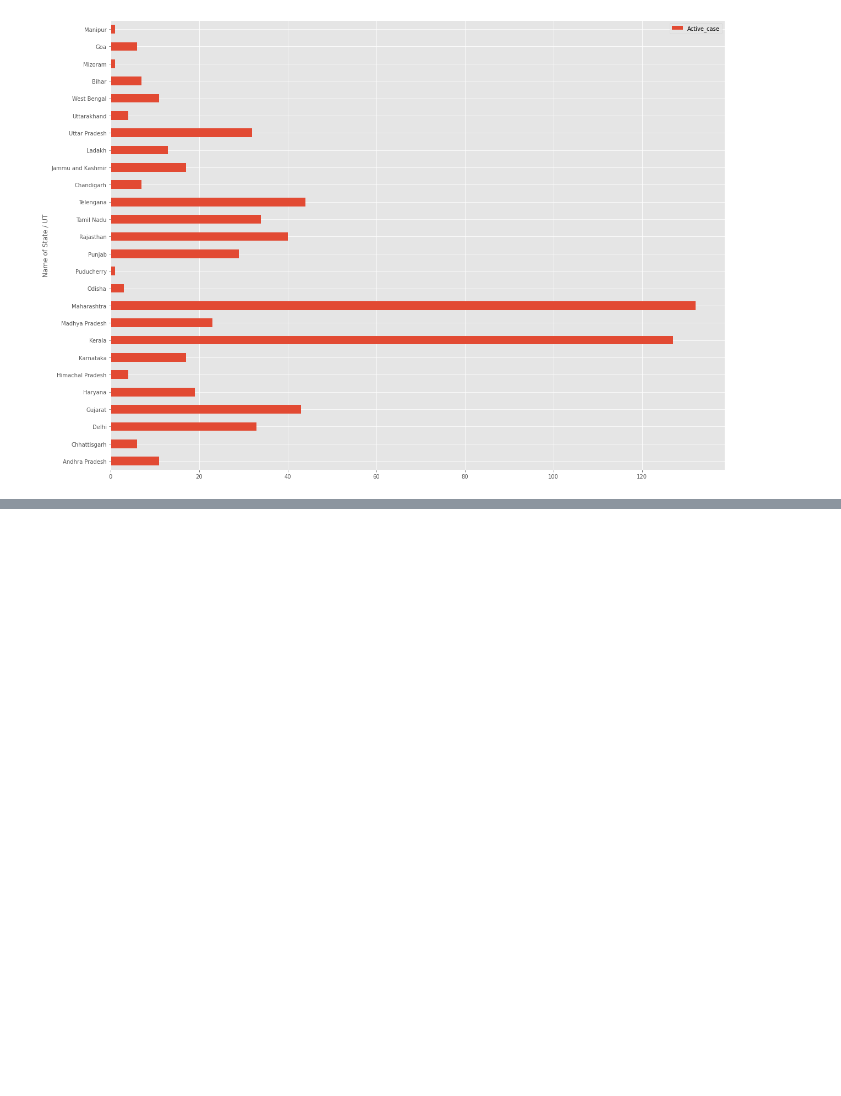
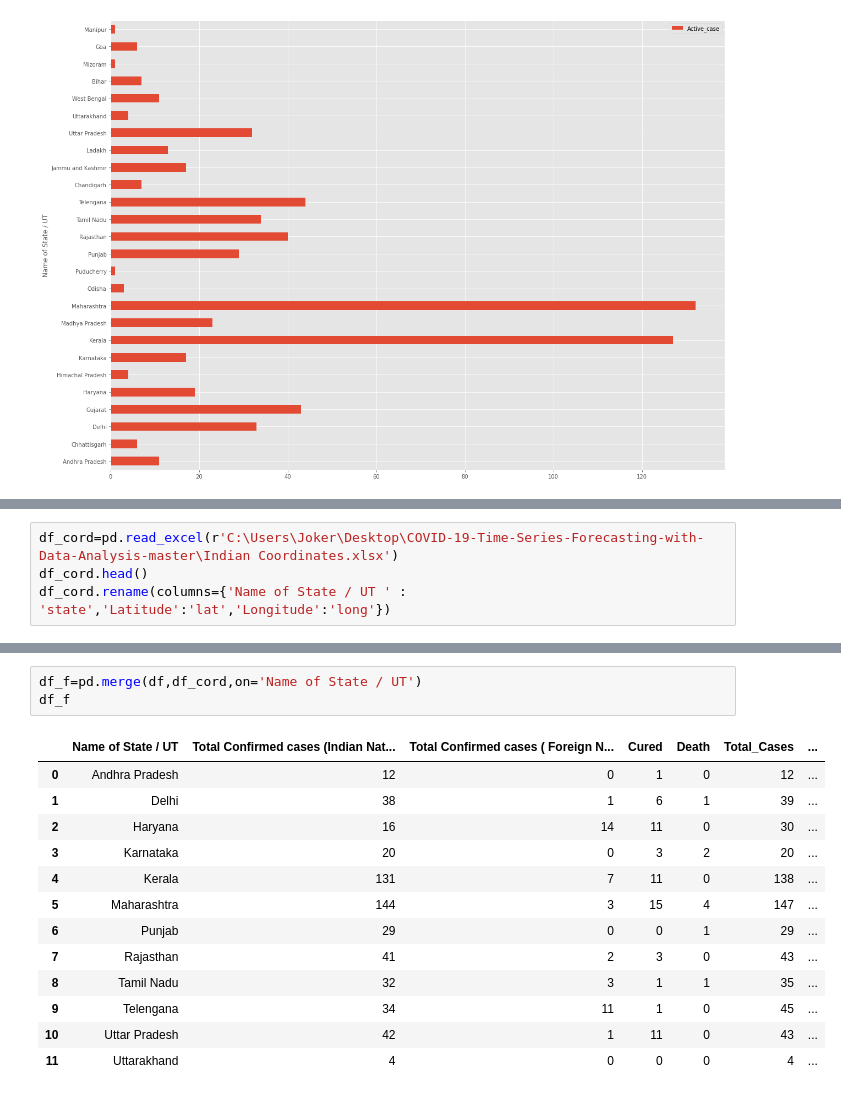
Before and after one commit to sha-heg/JobHunt, a Jupyter notebook: corona_python.ipynb, the cells around one changed output, grey strips where cells are left out. Saved outputs shown, nothing was run; the diff lists cells and outputs as text; blank space fills up the shorter version.

```diff
--- a/corona_python.ipynb
+++ b/corona_python.ipynb
@@ -112,0 +149,4 @@ px.scatter(df,x='Name of State / UT',y='Total_Cases',
+# %%
+df_cord=pd.read_excel(r'C:\Users\Joker\Desktop\COVID-19-Time-Series-Forecasting-with-Data-Analysis-master\Indian Coordinates.xlsx')
+df_cord.head()
+df_cord.rename(columns={'Name of State / UT ' : 'state','Latitude':'lat','Longitude':'long'})
@@ -112,0 +171,17 @@ px.scatter(df,x='Name of State / UT',y='Total_Cases',
+# %%
+df_f=pd.merge(df,df_cord,on='Name of State / UT')
+df_f
+# %% [output]
+|  | Name of State / UT | Total Confirmed cases (Indian Nat... | Total Confirmed cases ( Foreign N... | Cured | Death | Total_Cases | ... |
+| 0 | Andhra Pradesh | 12 | 0 | 1 | 0 | 12 | ... |
+| 1 | Delhi | 38 | 1 | 6 | 1 | 39 | ... |
+| 2 | Haryana | 16 | 14 | 11 | 0 | 30 | ... |
+| 3 | Karnataka | 20 | 0 | 3 | 2 | 20 | ... |
+| 4 | Kerala | 131 | 7 | 11 | 0 | 138 | ... |
+| 5 | Maharashtra | 144 | 3 | 15 | 4 | 147 | ... |
+| 6 | Punjab | 29 | 0 | 0 | 1 | 29 | ... |
+| 7 | Rajasthan | 41 | 2 | 3 | 0 | 43 | ... |
+| 8 | Tamil Nadu | 32 | 3 | 1 | 1 | 35 | ... |
+| 9 | Telengana | 34 | 11 | 1 | 0 | 45 | ... |
+| 10 | Uttar Pradesh | 42 | 1 | 11 | 0 | 43 | ... |
+| 11 | Uttarakhand | 4 | 0 | 0 | 0 | 4 | ... |
```
Also changed, not shown: parts of 7 cells of this notebook.
